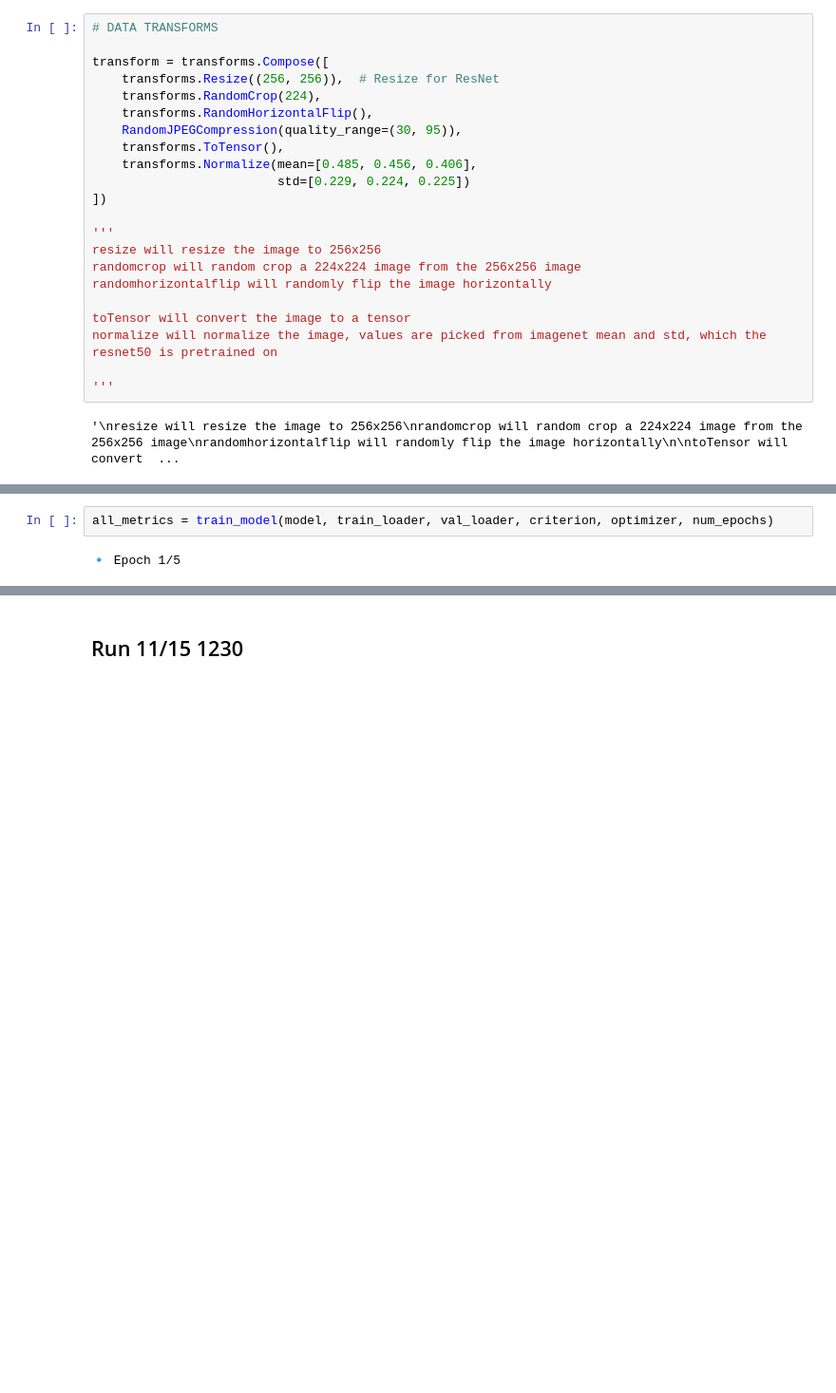
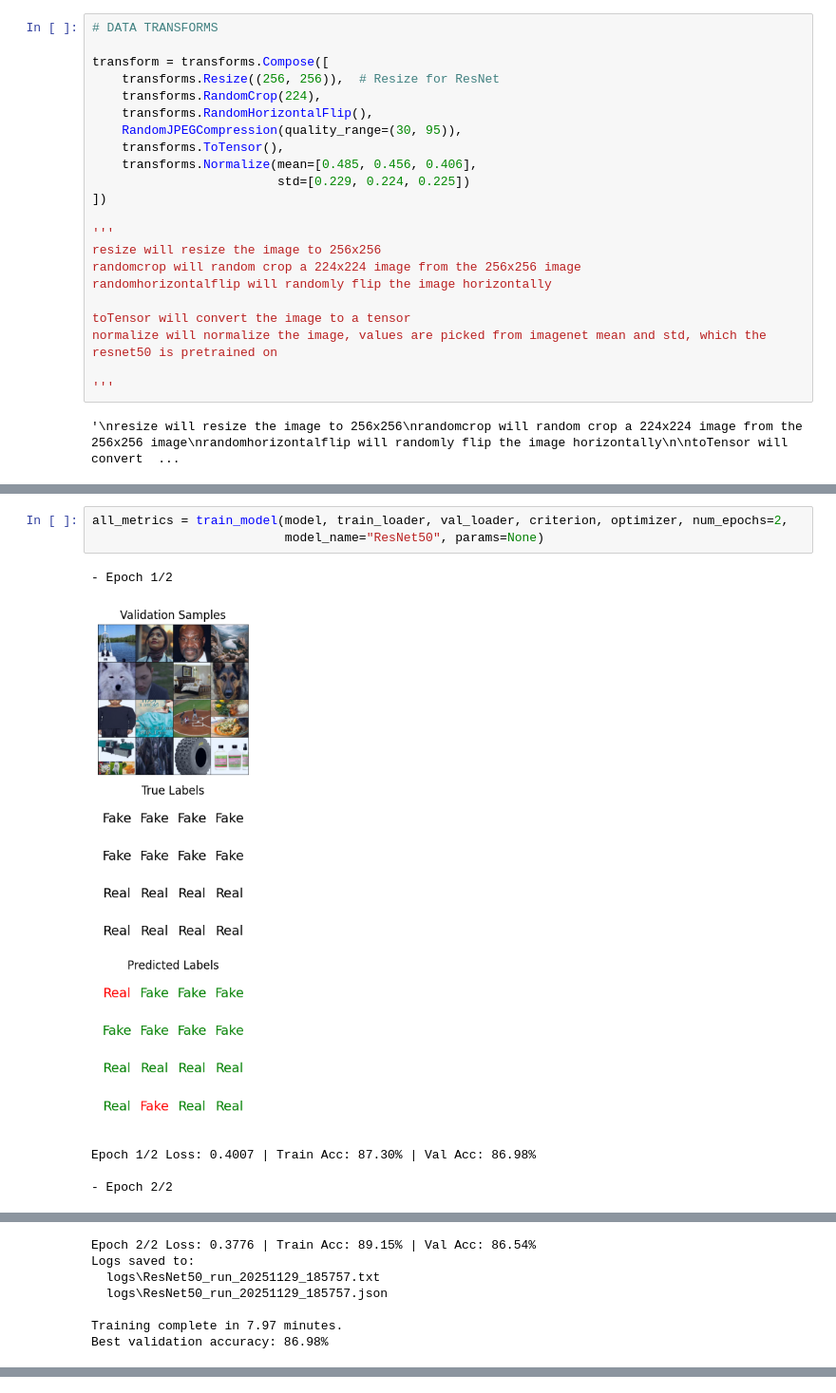
Before and after one commit to jimmyc14/ID_of_AI_Images, a Jupyter notebook: training/resnet50_v2_jpegtraining.ipynb, the cells around one changed output, grey strips where cells are left out. Shown at 95% size. Drawn from its saved outputs; the diff is of its cells as text; blank space fills up the shorter version.

```diff
--- a/training/resnet50_v2_jpegtraining.ipynb
+++ b/training/resnet50_v2_jpegtraining.ipynb
@@ -405,4 +560,9 @@ def train_model(model, train_loader, val_loader, criterion, optimizer, num_epoch
 # %%
-all_metrics = train_model(model, train_loader, val_loader, criterion, optimizer, num_epochs)
+all_metrics = train_model(model, train_loader, val_loader, criterion, optimizer, num_epochs=2,
+                          model_name="ResNet50", params=None)
 # %% [output]
-🔹 Epoch 1/5
+- Epoch 1/2
+[figure, added]
+Epoch 1/2 Loss: 0.4007 | Train Acc: 87.30% | Val Acc: 86.98%
+
+- Epoch 2/2
@@ -408,0 +570,7 @@ all_metrics = train_model(model, train_loader, val_loader, criterion, optimizer,
+Epoch 2/2 Loss: 0.3776 | Train Acc: 89.15% | Val Acc: 86.54%
+Logs saved to:
+  logs\ResNet50_run_20251129_185757.txt
+  logs\ResNet50_run_20251129_185757.json
+
+Training complete in 7.97 minutes.
+Best validation accuracy: 86.98%
@@ -409,2 +577,0 @@ all_metrics = train_model(model, train_loader, val_loader, criterion, optimizer,
-# %% [markdown]
-## Run 11/15 1230
```
Also changed, not shown: parts of 15 cells of this notebook, 2 other files.
